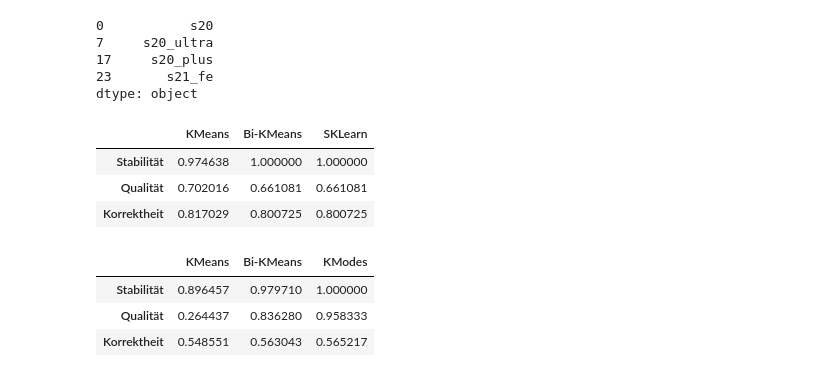
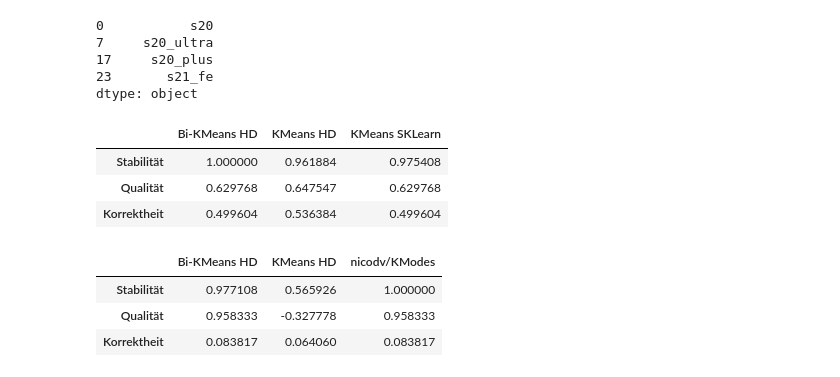
Before and after one commit to hd-code/ma-product-clustering, a Jupyter notebook: cluster-analysis/notebooks/clustering/0-algorithm-check.ipynb, the cells around one changed output. Cells and saved outputs as stored; diff of their text form; code cells hidden in the pictures.

```diff
--- a/cluster-analysis/notebooks/clustering/0-algorithm-check.ipynb
+++ b/cluster-analysis/notebooks/clustering/0-algorithm-check.ipynb
@@ -109,7 +70,7 @@ memory usage: 2.4+ KB
 cols_num = ["icecat_1464", "icecat_1649", "icecat_1650", "icecat_6767", "icecat_94"]
 cols_cat = ["icecat_4860", "icecat_8156", "icecat_8411", "icecat_8778"]
 # %%
-labels_want = prod_df["__categories__"].map(lambda x: x[0]).to_numpy()
+labels_want = products_filtered_df["__categories__"].map(lambda x: x[0]).to_numpy()
 labels_want
 # %% [output]
 array(['s20', 's20', 's20', 's20', 's20', 's20', 's20', 's20_ultra',
@@ -142,59 +104,50 @@ numpy_mix = prod_mix.to_numpy()
 prox_mat_num = akeneo_clustering.calc_proximity_matrix(dataset_num)
 prox_mat_cat = akeneo_clustering.calc_proximity_matrix(dataset_cat)
 prox_mat_mix = akeneo_clustering.calc_proximity_matrix(dataset_mix)
-# %%
-def calc_metrics(cluster_func, proximity_matrix):
-    results = []
-    silhouettes = []
-    accurates = []
-
-    for i in range(10):
-        labels = cluster_func(i)
-
-        silhouettes.append(silhouette_score(proximity_matrix, labels))
-        accurates.append(rand_score(labels_want, labels))
-        results.append(labels)
-
-    stabilities = []
-    combinations = list(itertools.combinations(range(10), 2))
-    for i, j in combinations:
-        stabilities.append(rand_score(results[i], results[j]))
-
-    return {
-        "Stabilität": np.array(stabilities).mean(),
-        "Qualität": np.array(silhouettes).mean(),
-        "Korrektheit": np.array(accurates).mean()
-    }
+# %%
+def calc_metrics(cluster_func, proximity_matrix):
+    labels = cluster_func(0)
+
+    stabilities = []
+    for i in range(1, 10):
+        labels_2 = cluster_func(i)
+        stabilities.append(adjusted_rand_score(labels, labels_2))
+
+    return {
+        "Stabilität": np.array(stabilities).mean(),
+        "Qualität": silhouette_score(proximity_matrix, labels, metric="precomputed"),
+        "Korrektheit": adjusted_rand_score(labels_want, labels)
+    }
 # %%
 algos = [
-    ("KMeans", lambda x: clustering.KMeans(dataset_num, akeneo_clustering.Centroid, k, random_state=x).labels),
-    ("Bi-KMeans", lambda x: clustering.BisectingKMeans(dataset_num, akeneo_clustering.Centroid, random_state=x).labels_flat(k)),
-    ("SKLearn", lambda x: KMeans(k, random_state=x).fit_predict(numpy_num)),
+    ("Bi-KMeans HD", lambda x: clustering.BisectingKMeans(dataset_num, akeneo_clustering.Centroid, random_state=x).labels_flat(k)),
+    ("KMeans HD", lambda x: clustering.KMeans(dataset_num, akeneo_clustering.Centroid, k, random_state=x).labels),
+    ("KMeans SKLearn", lambda x: KMeans(k, init="random", random_state=x).fit_predict(numpy_num)),
 ]
 tmp = {}
 for name, cluster_func in algos:
     tmp[name] = calc_metrics(cluster_func, prox_mat_num)
 pd.DataFrame(tmp)
 # %% [output]
-|  | KMeans | Bi-KMeans | SKLearn |
-| Stabilität | 0.974638 | 1.000000 | 1.000000 |
-| Qualität | 0.702016 | 0.661081 | 0.661081 |
-| Korrektheit | 0.817029 | 0.800725 | 0.800725 |
+|  | Bi-KMeans HD | KMeans HD | KMeans SKLearn |
+| Stabilität | 1.000000 | 0.961884 | 0.975408 |
+| Qualität | 0.629768 | 0.647547 | 0.629768 |
+| Korrektheit | 0.499604 | 0.536384 | 0.499604 |
 # %%
 algos = [
-    ("KMeans", lambda x: clustering.KMeans(dataset_cat, akeneo_clustering.Centroid, k, random_state=x).labels),
-    ("Bi-KMeans", lambda x: clustering.BisectingKMeans(dataset_cat, akeneo_clustering.Centroid, random_state=x).labels_flat(k)),
-    ("KModes", lambda x: KModes(k, random_state=x).fit_predict(numpy_cat)),
+    ("Bi-KMeans HD", lambda x: clustering.BisectingKMeans(dataset_cat, akeneo_clustering.Centroid, random_state=x).labels_flat(k)),
+    ("KMeans HD", lambda x: clustering.KMeans(dataset_cat, akeneo_clustering.Centroid, k, random_state=x).labels),
+    ("nicodv/KModes", lambda x: KModes(k, init="random", random_state=x).fit_predict(numpy_cat)),
 ]
 tmp = {}
 for name, cluster_func in algos:
     tmp[name] = calc_metrics(cluster_func, prox_mat_cat)
 pd.DataFrame(tmp)
 # %% [output]
-|  | KMeans | Bi-KMeans | KModes |
-| Stabilität | 0.896457 | 0.979710 | 1.000000 |
-| Qualität | 0.264437 | 0.836280 | 0.958333 |
-| Korrektheit | 0.548551 | 0.563043 | 0.565217 |
+|  | Bi-KMeans HD | KMeans HD | nicodv/KModes |
+| Stabilität | 0.977108 | 0.565926 | 1.000000 |
+| Qualität | 0.958333 | -0.327778 | 0.958333 |
+| Korrektheit | 0.083817 | 0.064060 | 0.083817 |
 # %%
 n_num = len(cols_num)
 n_cat = len(cols_cat)
```
Also changed, not shown: parts of 10 cells of this notebook, 23 other files.
